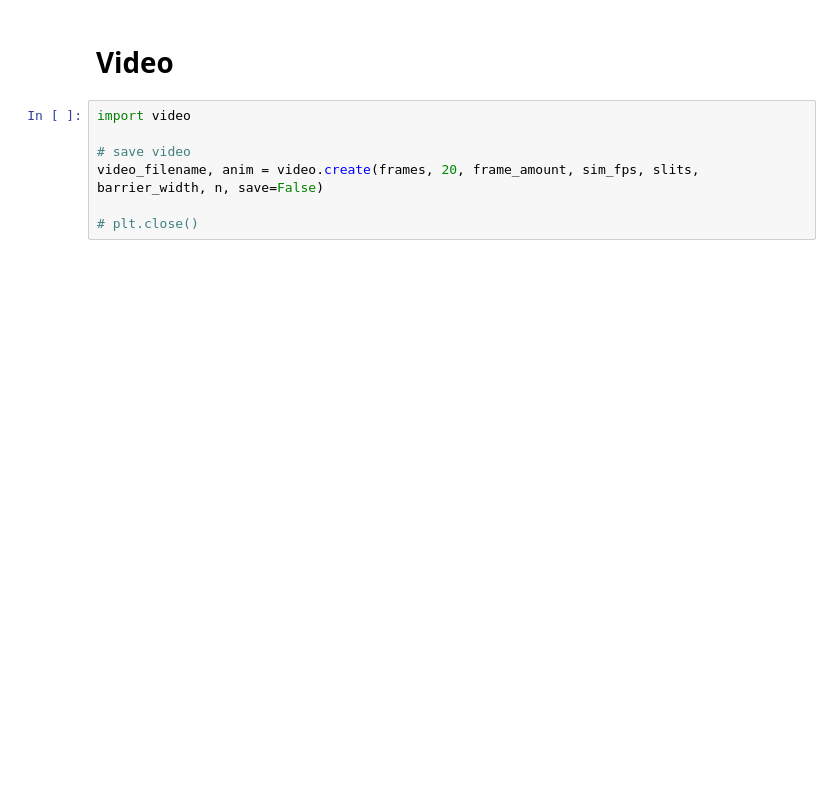
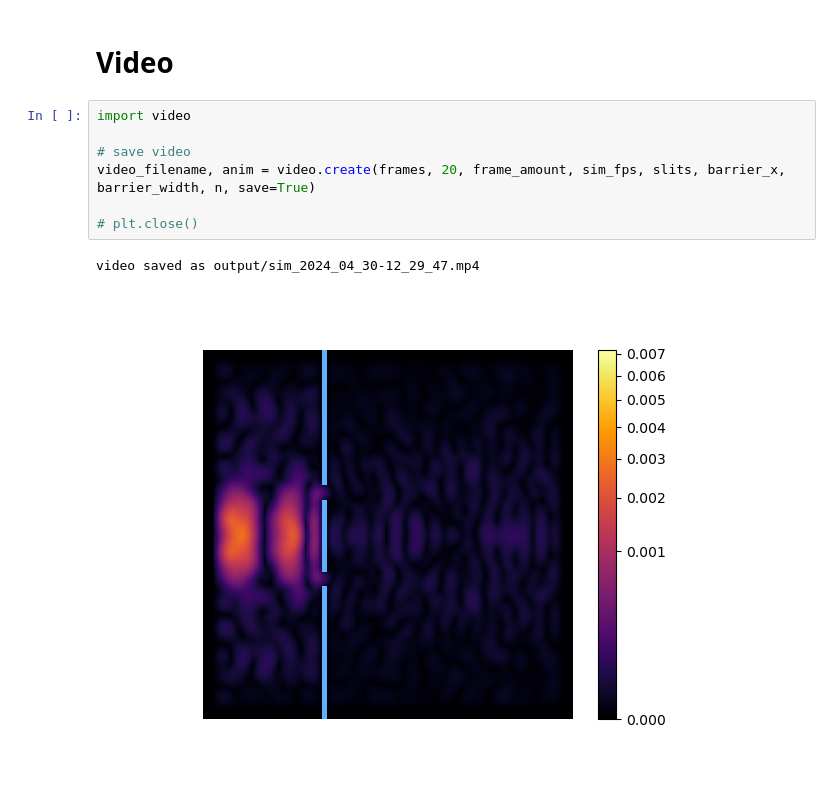
Before and after one commit to jannosch/qsynthi_prototyping, a Jupyter notebook: sim_test.ipynb, the cells around one changed output. Saved outputs shown, nothing was run; the diff lists cells and outputs as text; blank space fills up the shorter version.

```diff
--- a/sim_test.ipynb
+++ b/sim_test.ipynb
@@ -40,7 +48,10 @@ plt.show()
 # %%
 import video
 
 # save video
-video_filename, anim = video.create(frames, 20, frame_amount, sim_fps, slits, barrier_width, n, save=False)
+video_filename, anim = video.create(frames, 20, frame_amount, sim_fps, slits, barrier_x, barrier_width, n, save=True)
 
 # plt.close()
+# %% [output]
+video saved as output/sim_2024_04_30-12_29_47.mp4
+[figure, added]
```
Also changed, not shown: parts of 2 cells of this notebook, 7 other files.
